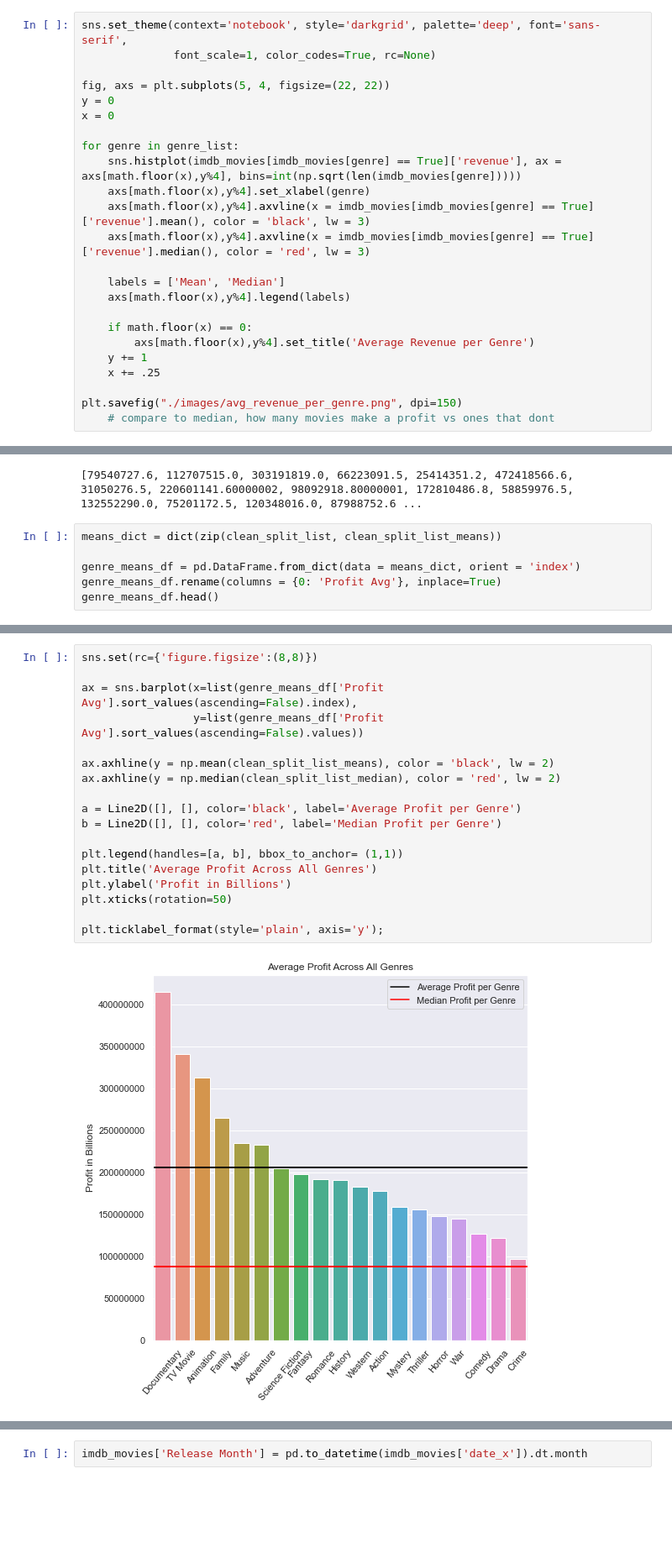
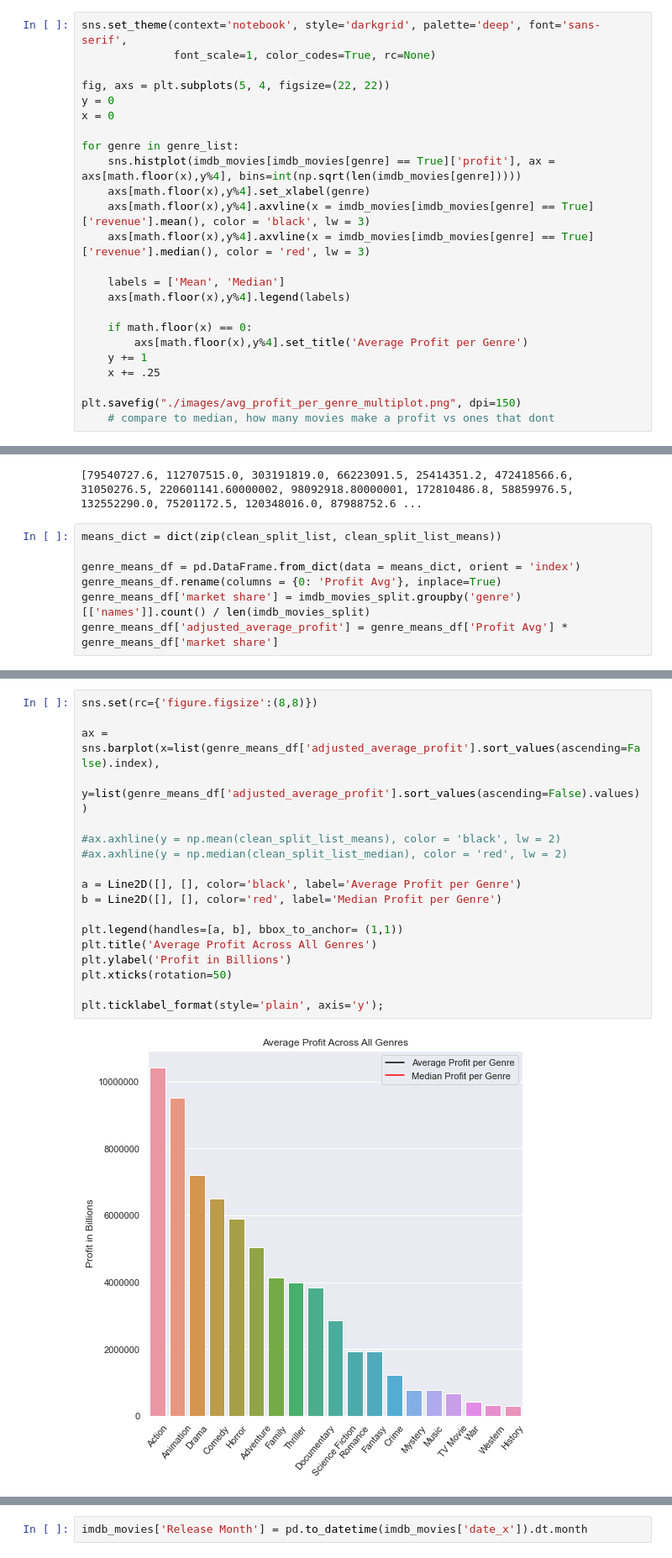
Before and after one commit to Reynch/dsc-phase-2-project-v3, a Jupyter notebook: Rachel.ipynb, the cells around one changed output, grey strips where cells are left out. Shown at 84% size. Cells and saved outputs as stored; diff of their text form; blank space fills up the shorter version.

```diff
--- a/Rachel.ipynb
+++ b/Rachel.ipynb
@@ -430,7 +430,7 @@ y = 0
 x = 0
 
 for genre in genre_list:
-    sns.histplot(imdb_movies[imdb_movies[genre] == True]['revenue'], ax = axs[math.floor(x),y%4], bins=int(np.sqrt(len(imdb_movies[genre]))))
+    sns.histplot(imdb_movies[imdb_movies[genre] == True]['profit'], ax = axs[math.floor(x),y%4], bins=int(np.sqrt(len(imdb_movies[genre]))))
     axs[math.floor(x),y%4].set_xlabel(genre)
     axs[math.floor(x),y%4].axvline(x = imdb_movies[imdb_movies[genre] == True]['revenue'].mean(), color = 'black', lw = 3)
     axs[math.floor(x),y%4].axvline(x = imdb_movies[imdb_movies[genre] == True]['revenue'].median(), color = 'red', lw = 3)
@@ -439,10 +439,10 @@ for genre in genre_list:
     axs[math.floor(x),y%4].legend(labels)
 
     if math.floor(x) == 0:
-        axs[math.floor(x),y%4].set_title('Average Revenue per Genre')
+        axs[math.floor(x),y%4].set_title('Average Profit per Genre')
     y += 1
     x += .25
 
-plt.savefig("./images/avg_revenue_per_genre.png", dpi=150)
+plt.savefig("./images/avg_profit_per_genre_multiplot.png", dpi=150)
     # compare to median, how many movies make a profit vs ones that dont
 # %% [output]
@@ -881,4 +881,5 @@ means_dict = dict(zip(clean_split_list, clean_split_list_means))
 
 genre_means_df = pd.DataFrame.from_dict(data = means_dict, orient = 'index')
 genre_means_df.rename(columns = {0: 'Profit Avg'}, inplace=True)
-genre_means_df.head()
+genre_means_df['market share'] = imdb_movies_split.groupby('genre')[['names']].count() / len(imdb_movies_split)
+genre_means_df['adjusted_average_profit'] = genre_means_df['Profit Avg'] * genre_means_df['market share']
@@ -892,23 +906,23 @@ genre_means_df.head()
 # %%
 sns.set(rc={'figure.figsize':(8,8)})
 
-ax = sns.barplot(x=list(genre_means_df['Profit Avg'].sort_values(ascending=False).index),
-                 y=list(genre_means_df['Profit Avg'].sort_values(ascending=False).values))
+ax = sns.barplot(x=list(genre_means_df['adjusted_average_profit'].sort_values(ascending=False).index),
+                 y=list(genre_means_df['adjusted_average_profit'].sort_values(ascending=False).values))
 
-ax.axhline(y = np.mean(clean_split_list_means), color = 'black', lw = 2)
-ax.axhline(y = np.median(clean_split_list_median), color = 'red', lw = 2)
+#ax.axhline(y = np.mean(clean_split_list_means), color = 'black', lw = 2)
+#ax.axhline(y = np.median(clean_split_list_median), color = 'red', lw = 2)
 
 a = Line2D([], [], color='black', label='Average Profit per Genre')
 b = Line2D([], [], color='red', label='Median Profit per Genre')
 
 plt.legend(handles=[a, b], bbox_to_anchor= (1,1))
 plt.title('Average Profit Across All Genres')
 plt.ylabel('Profit in Billions')
 plt.xticks(rotation=50)
 
 plt.ticklabel_format(style='plain', axis='y');
 # %% [output]
-[figure, old version]
+[figure, new version]
 # %%
 # % of each genre in the market
 # how can we use this for the above graph?
```
Also changed, not shown: parts of 7 cells of this notebook, 2 other files.
